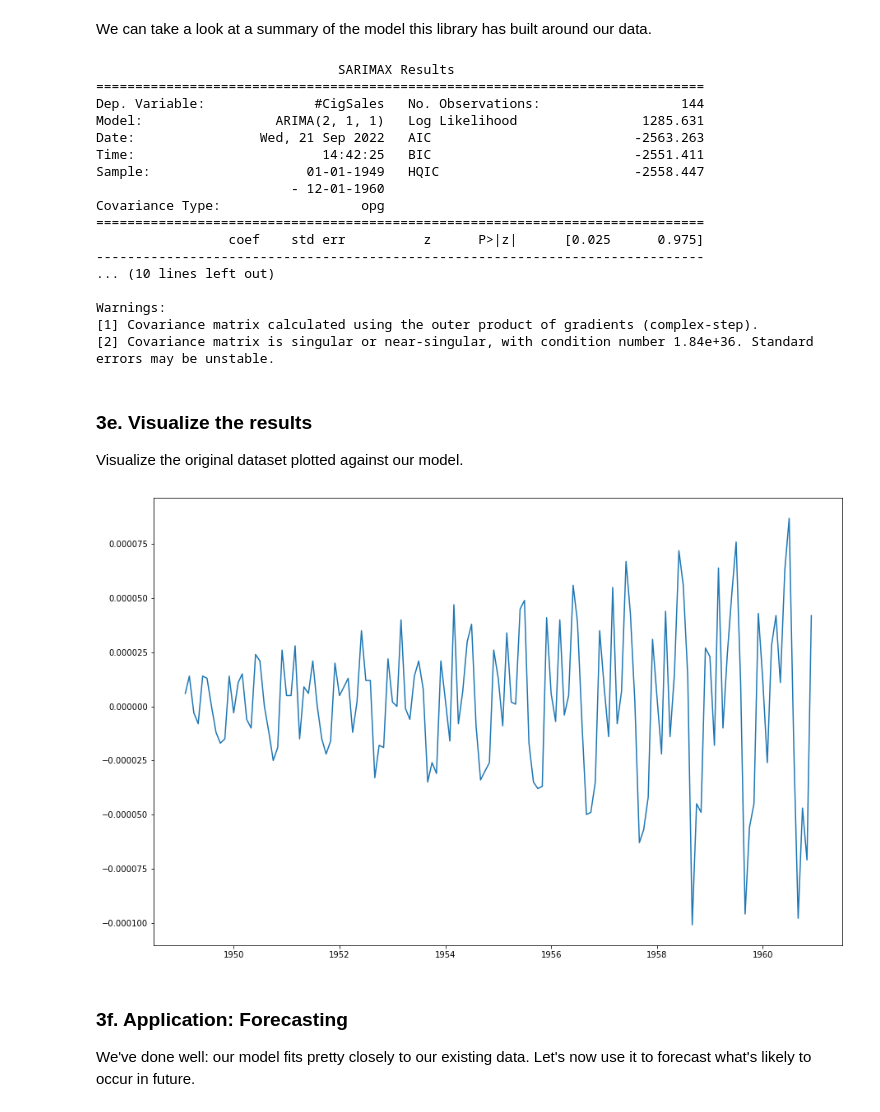
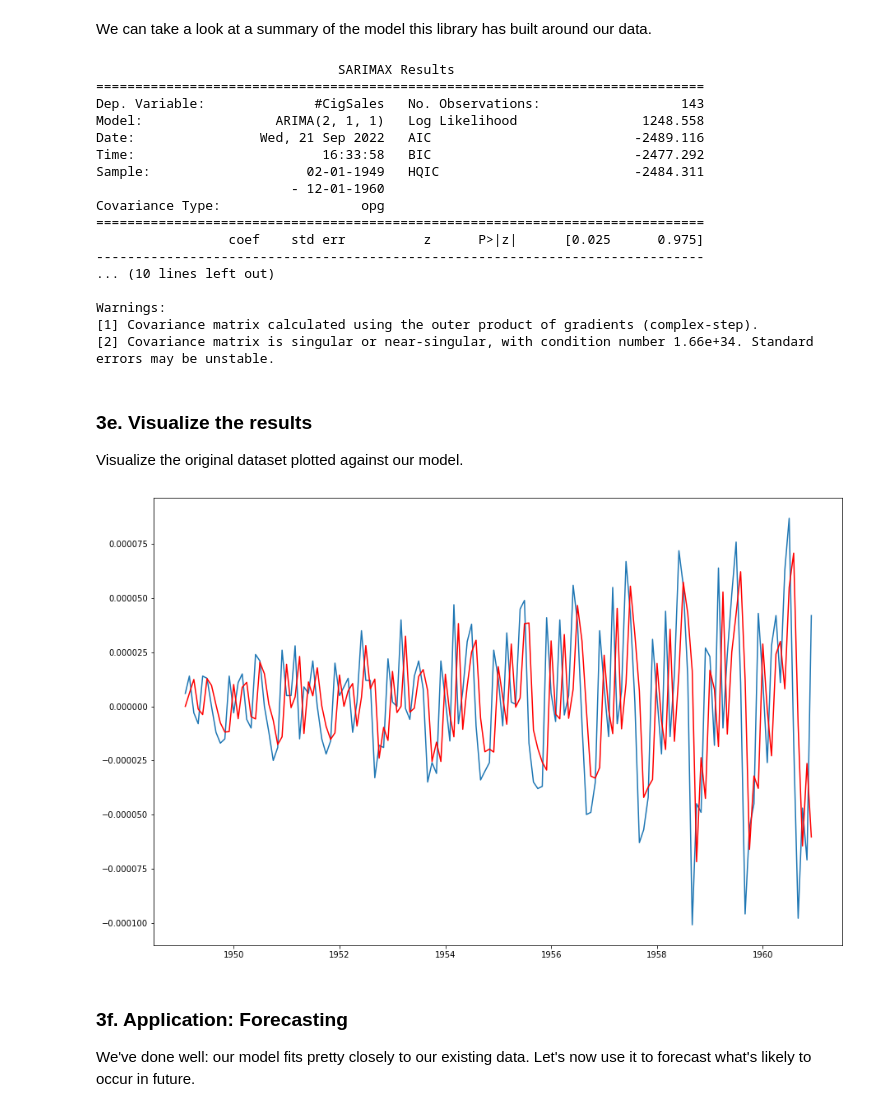
Before and after one commit to pablo-git8/Springboard-DS-Career-Track, a Jupyter notebook: Unit21-1_CowboyCigarretes_CS/Cowboy Cigarettes Case Study - Tier 3.ipynb, the cells around one changed output. Saved outputs shown, nothing was run; the diff lists cells and outputs as text; code cells hidden in the pictures.

Commit message:
Finding the best parameters, training and visualizing a ARIMA(2,1,1) model

```diff
--- a/Unit21-1_CowboyCigarretes_CS/Cowboy Cigarettes Case Study - Tier 3.ipynb
+++ b/Unit21-1_CowboyCigarretes_CS/Cowboy Cigarettes Case Study - Tier 3.ipynb
@@ -227,7 +231,7 @@ Data columns (total 2 columns):
 dtypes: datetime64[ns](1), int64(1)
 memory usage: 2.4 KB
 # %%
-cigData.set_index(['Month'], inplace=True)
+cigData.set_index('Month', inplace=True)
 # %%
 cigData.head()
 # %% [output]
@@ -523,21 +532,20 @@ Best ARIMA(2, 1, 1) MSE=2.2269638116974753e-09
 # %% [markdown]
 So the best p,d, q, parameters for our ARIMA model are 2, 1, 1 respectively. Now we know this, we can build the model.
 # %%
-# Fitting an ARIMA(2,1,1) model
-model = ARIMA(y_log, order=(2,1,1))
-res = model.fit()
+model = ARIMA(y_log_diff, order=(2,1,1))
+model_fit = model.fit()
 # %% [markdown]
 We can take a look at a summary of the model this library has built around our data.
 # %%
-print(res.summary())
+print(model_fit.summary())
 # %% [output]
                                SARIMAX Results
 ==============================================================================
-Dep. Variable:              #CigSales   No. Observations:                  144
-Model:                 ARIMA(2, 1, 1)   Log Likelihood                1285.631
-Date:                Wed, 21 Sep 2022   AIC                          -2563.263
-Time:                        14:42:25   BIC                          -2551.411
-Sample:                    01-01-1949   HQIC                         -2558.447
+Dep. Variable:              #CigSales   No. Observations:                  143
+Model:                 ARIMA(2, 1, 1)   Log Likelihood                1248.558
+Date:                Wed, 21 Sep 2022   AIC                          -2489.116
+Time:                        16:33:58   BIC                          -2477.292
+Sample:                    02-01-1949   HQIC                         -2484.311
                          - 12-01-1960
 Covariance Type:                  opg
 ==============================================================================
@@ -547,7 +555,7 @@ Covariance Type:                  opg
 
 Warnings:
 [1] Covariance matrix calculated using the outer product of gradients (complex-step).
-[2] Covariance matrix is singular or near-singular, with condition number 1.84e+36. Standard errors may be unstable.
+[2] Covariance matrix is singular or near-singular, with condition number 1.66e+34. Standard errors may be unstable.
 # %% [markdown]
 ### 3e. Visualize the results
 
@@ -555,10 +563,10 @@ Visualize the original dataset plotted against our model.
 # %%
 # Plot the original series and the forecasted series
 plt.figure(figsize=(15,10))
-plt.plot(y_log_diff);
-#plt.plot(res.predict(), color = 'red')
+plt.plot(y_log_diff)
+plt.plot(model_fit.predict(), color = 'red');
 # %% [output]
-[figure, old version]
+[figure, new version]
 # %% [markdown]
 ### 3f. Application: Forecasting
 
```
Also changed, not shown: parts of 9 cells of this notebook.
